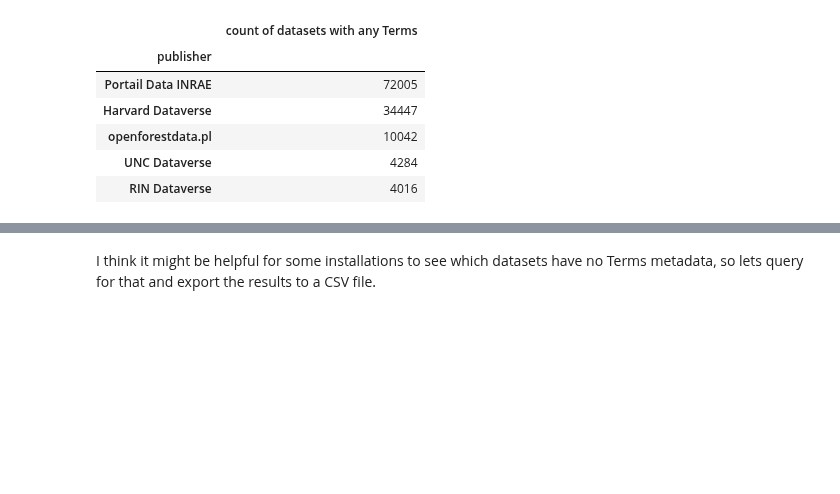
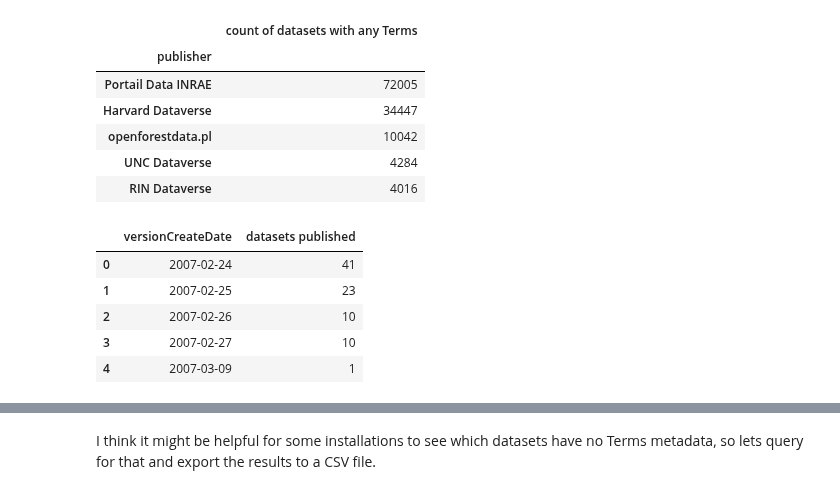
Before and after one commit to jggautier/ux-research-data-analysis, a Jupyter notebook: notebooks/Terms_metadata_in_Dataverse_repositories/Datasets with license plus terms of use metadata/Datasets with license plus terms of use metadata.ipynb, the cells around one changed output, grey strips where cells are left out. Cells and saved outputs as stored; diff of their text form; code cells hidden in the pictures; blank space fills up the shorter version.

```diff
--- a/notebooks/Terms_metadata_in_Dataverse_repositories/Datasets with license plus terms of use metadata/Datasets with license plus terms of use metadata.ipynb
+++ b/notebooks/Terms_metadata_in_Dataverse_repositories/Datasets with license plus terms of use metadata/Datasets with license plus terms of use metadata.ipynb
@@ -158,3 +158,35 @@ countDatasetsWithTermsByInstallation.head()
 | openforestdata.pl | 10042 |
 | UNC Dataverse | 4284 |
 | RIN Dataverse | 4016 |
+# %%
+# Function for getting daily count of published datasets
+def daily_count(df, countColumnName):
+    df = (
+
+        # Retain only these columns
+        df[[
+            'versionCreateDate', 'persistentUrl']]
+
+            # Group versionCreateDate column to get count of persistentUrls each day
+            .value_counts(subset=['versionCreateDate'])
+            .to_frame(countColumnName)
+
+            .sort_values(by=['versionCreateDate'], inplace=False, ascending=True)
+            .reset_index(drop=False, inplace=False)
+    )
+    return df
+# %%
+# Create line chart showing, of all published datasets, what percentage has metadata with any Terms?
+
+# Create dataframe with the percentage, each day, of datasets with any Terms (compared to all datasets)
+
+# Create dataframe with the number of latest dataset versions published each day
+dailyTotalDatasetCount = daily_count(latestversion, 'datasets published')
+dailyTotalDatasetCount.head()
+# %% [output]
+|  | versionCreateDate | datasets published |
+| 0 | 2007-02-24 | 41 |
+| 1 | 2007-02-25 | 23 |
+| 2 | 2007-02-26 | 10 |
+| 3 | 2007-02-27 | 10 |
+| 4 | 2007-03-09 | 1 |
```
Also changed, not shown: parts of 7 cells of this notebook.
